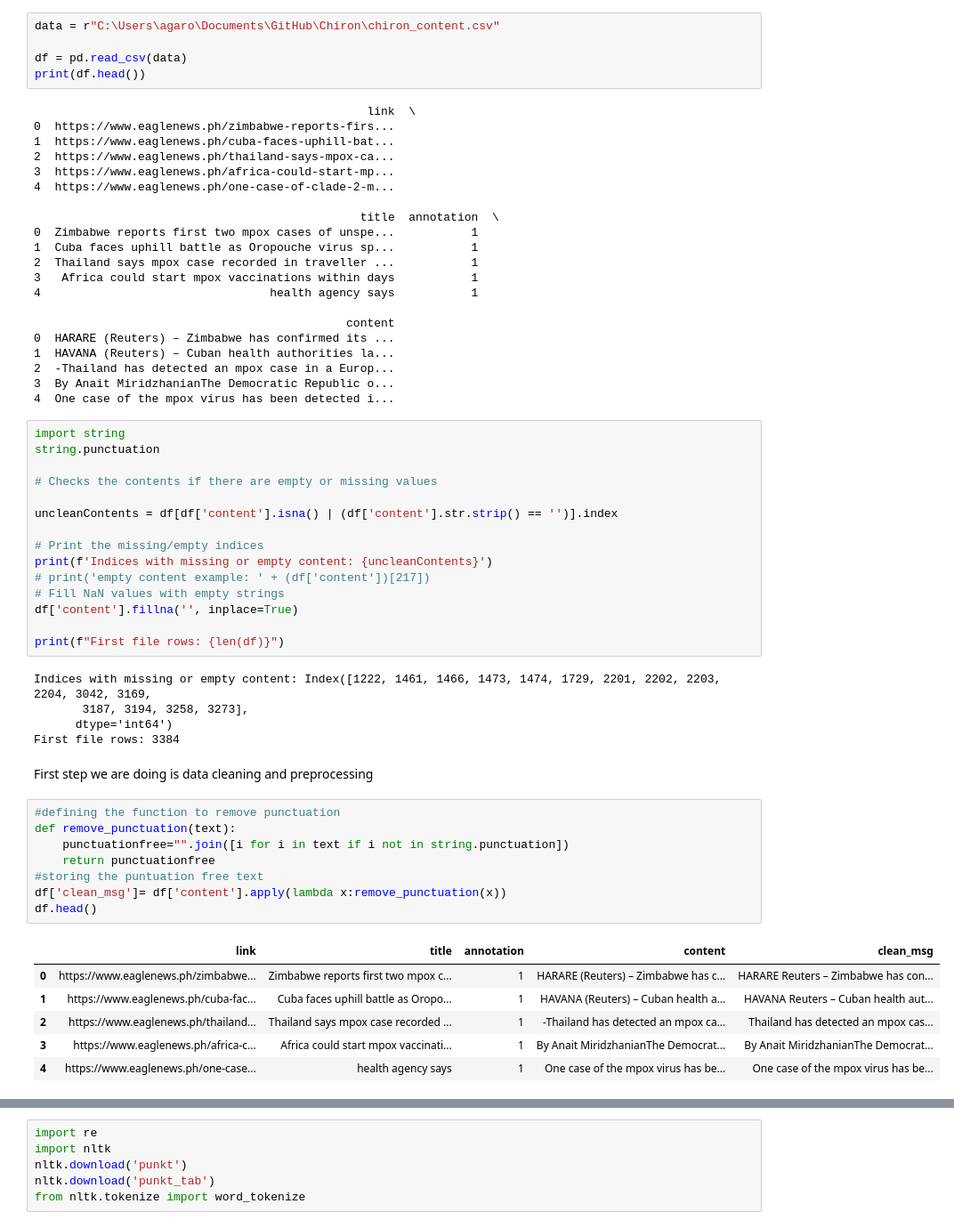
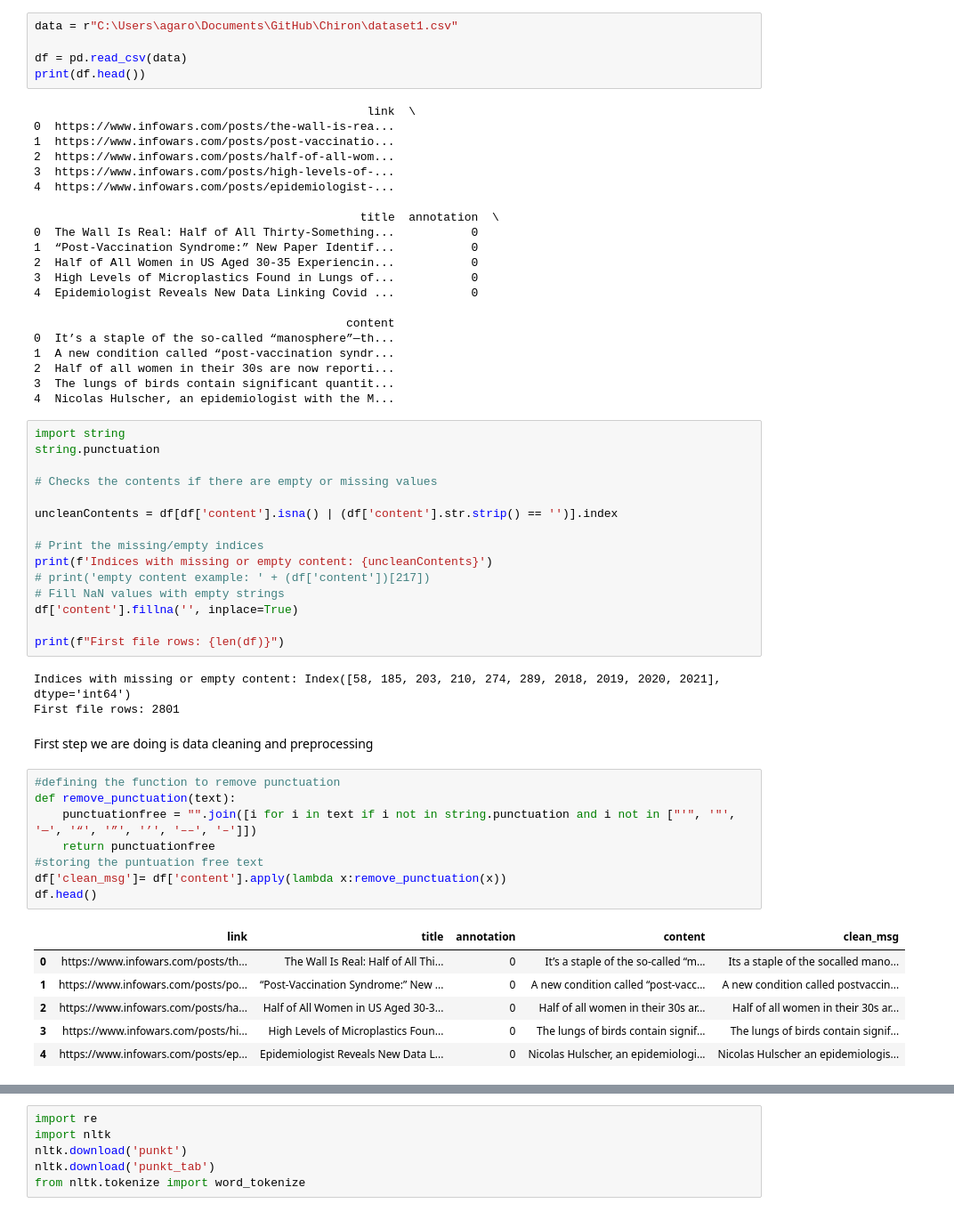
Before and after one commit to IAmMichaelP/Chiron-Data-Collection, a Jupyter notebook: chiron_algorithm2.ipynb, the cells around one changed output, grey strips where cells are left out. Shown: that part at 89% size. Saved outputs shown, nothing was run; the diff lists cells and outputs as text.

```diff
--- a/chiron_algorithm2.ipynb
+++ b/chiron_algorithm2.ipynb
@@ -9,29 +22,29 @@ from sklearn.metrics import accuracy_score, classification_report
 # %%
-data = r"C:\Users\agaro\Documents\GitHub\Chiron\chiron_content.csv"
+data = r"C:\Users\agaro\Documents\GitHub\Chiron\dataset1.csv"
 
 df = pd.read_csv(data)
 print(df.head())
 # %% [output]
                                                 link  \
-0  https://www.eaglenews.ph/zimbabwe-reports-firs...
-1  https://www.eaglenews.ph/cuba-faces-uphill-bat...
-2  https://www.eaglenews.ph/thailand-says-mpox-ca...
-3  https://www.eaglenews.ph/africa-could-start-mp...
-4  https://www.eaglenews.ph/one-case-of-clade-2-m...
+0  https://www.infowars.com/posts/the-wall-is-rea...
+1  https://www.infowars.com/posts/post-vaccinatio...
+2  https://www.infowars.com/posts/half-of-all-wom...
+3  https://www.infowars.com/posts/high-levels-of-...
+4  https://www.infowars.com/posts/epidemiologist-...
 
                                                title  annotation  \
-0  Zimbabwe reports first two mpox cases of unspe...           1
-1  Cuba faces uphill battle as Oropouche virus sp...           1
-2  Thailand says mpox case recorded in traveller ...           1
-3   Africa could start mpox vaccinations within days           1
-4                                 health agency says           1
+0  The Wall Is Real: Half of All Thirty-Something...           0
+1  “Post-Vaccination Syndrome:” New Paper Identif...           0
+2  Half of All Women in US Aged 30-35 Experiencin...           0
+3  High Levels of Microplastics Found in Lungs of...           0
+4  Epidemiologist Reveals New Data Linking Covid ...           0
 
                                              content
-0  HARARE (Reuters) – Zimbabwe has confirmed its ...
-1  HAVANA (Reuters) – Cuban health authorities la...
-2  -Thailand has detected an mpox case in a Europ...
-3  By Anait MiridzhanianThe Democratic Republic o...
-4  One case of the mpox virus has been detected i...
+0  It’s a staple of the so-called “manosphere”—th...
+1  A new condition called “post-vaccination syndr...
+2  Half of all women in their 30s are now reporti...
+3  The lungs of birds contain significant quantit...
+4  Nicolas Hulscher, an epidemiologist with the M...
 # %%
 import string
 string.punctuation
@@ -48,27 +61,25 @@ df['content'].fillna('', inplace=True)
 
 print(f"First file rows: {len(df)}")
 # %% [output]
-Indices with missing or empty content: Index([1222, 1461, 1466, 1473, 1474, 1729, 2201, 2202, 2203, 2204, 3042, 3169,
-       3187, 3194, 3258, 3273],
-      dtype='int64')
-First file rows: 3384
+Indices with missing or empty content: Index([58, 185, 203, 210, 274, 289, 2018, 2019, 2020, 2021], dtype='int64')
+First file rows: 2801
 # %% [markdown]
 First step we are doing is data cleaning and preprocessing
 # %%
 #defining the function to remove punctuation
 def remove_punctuation(text):
-    punctuationfree="".join([i for i in text if i not in string.punctuation])
+    punctuationfree = "".join([i for i in text if i not in string.punctuation and i not in ["'", '"', '—', '“', '”', '’', '––', '–']])
     return punctuationfree
 #storing the puntuation free text
 df['clean_msg']= df['content'].apply(lambda x:remove_punctuation(x))
 df.head()
 # %% [output]
 |  | link | title | annotation | content | clean_msg |
-| 0 | https://www.eaglenews.ph/zimbabwe... | Zimbabwe reports first two mpox c... | 1 | HARARE (Reuters) – Zimbabwe has c... | HARARE Reuters – Zimbabwe has con... |
-| 1 | https://www.eaglenews.ph/cuba-fac... | Cuba faces uphill battle as Oropo... | 1 | HAVANA (Reuters) – Cuban health a... | HAVANA Reuters – Cuban health aut... |
-| 2 | https://www.eaglenews.ph/thailand... | Thailand says mpox case recorded ... | 1 | -Thailand has detected an mpox ca... | Thailand has detected an mpox cas... |
-| 3 | https://www.eaglenews.ph/africa-c... | Africa could start mpox vaccinati... | 1 | By Anait MiridzhanianThe Democrat... | By Anait MiridzhanianThe Democrat... |
-| 4 | https://www.eaglenews.ph/one-case... | health agency says | 1 | One case of the mpox virus has be... | One case of the mpox virus has be... |
+| 0 | https://www.infowars.com/posts/th... | The Wall Is Real: Half of All Thi... | 0 | It’s a staple of the so-called “m... | Its a staple of the socalled mano... |
+| 1 | https://www.infowars.com/posts/po... | “Post-Vaccination Syndrome:” New ... | 0 | A new condition called “post-vacc... | A new condition called postvaccin... |
+| 2 | https://www.infowars.com/posts/ha... | Half of All Women in US Aged 30-3... | 0 | Half of all women in their 30s ar... | Half of all women in their 30s ar... |
+| 3 | https://www.infowars.com/posts/hi... | High Levels of Microplastics Foun... | 0 | The lungs of birds contain signif... | The lungs of birds contain signif... |
+| 4 | https://www.infowars.com/posts/ep... | Epidemiologist Reveals New Data L... | 0 | Nicolas Hulscher, an epidemiologi... | Nicolas Hulscher an epidemiologis... |
 # %%
 # standardization: making all letters into lowercase
 df['msg_lower']= df['clean_msg'].apply(lambda x: x.lower())
```
Also changed, not shown: parts of 14 cells of this notebook, 2 other files.
